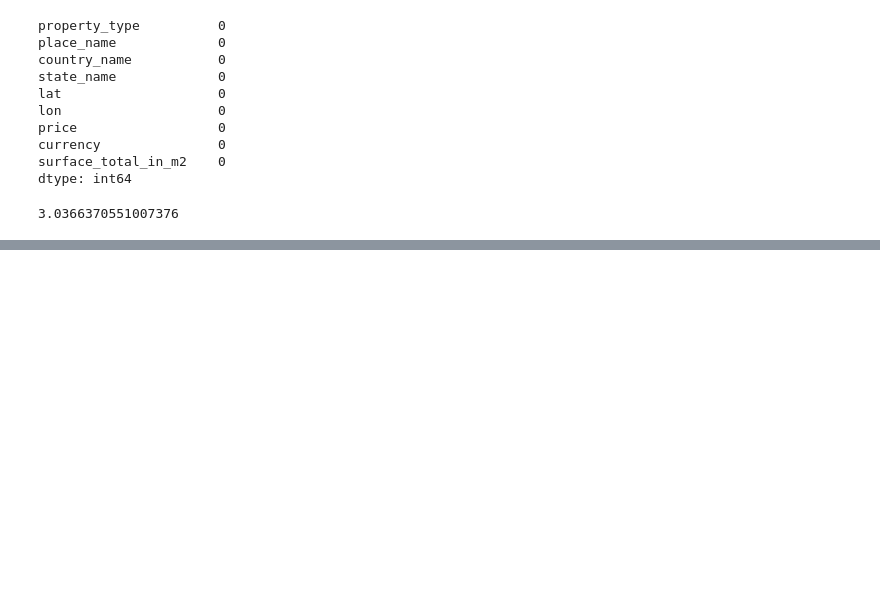
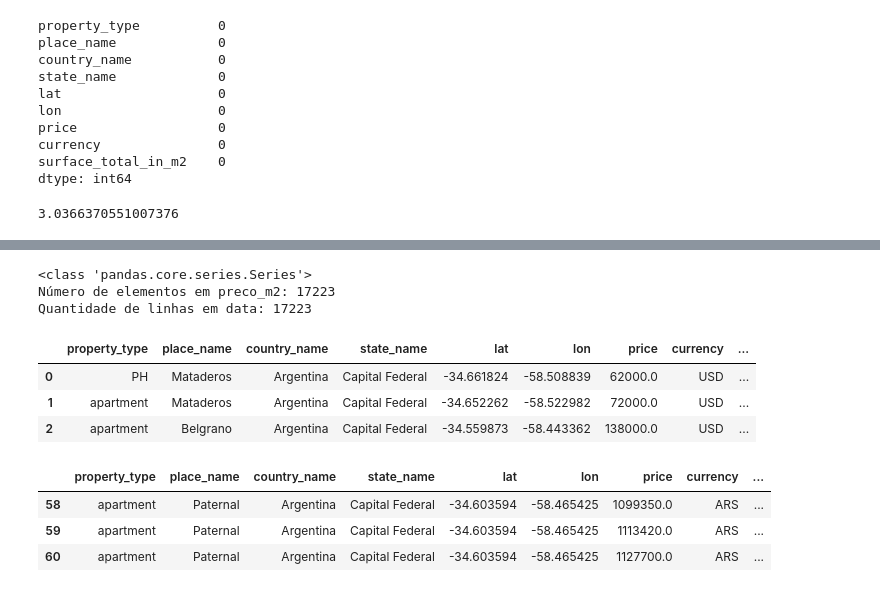
Before and after one commit to rguto11/Projeto_Integrador2, a Jupyter notebook: ProjetoIntegrador1.ipynb, the cells around one changed output, grey strips where cells are left out. Drawn from its saved outputs; the diff is of its cells as text; code cells hidden in the pictures; blank space fills up the shorter version.

```diff
--- a/ProjetoIntegrador1.ipynb
+++ b/ProjetoIntegrador1.ipynb
@@ -68,0 +71,22 @@ data_Frame_nUSD
+# %%
+print(type(price_usd))
+print("Número de elementos em preco_m2: " + str(len(price_usd)))
+print("Quantidade de linhas em data: " + str(data_Frame.shape[0]))
+# %% [output]
+<class 'pandas.core.series.Series'>
+Número de elementos em preco_m2: 17223
+Quantidade de linhas em data: 17223
+# %%
+data_Frame.head(3)
+# %% [output]
+|  | property_type | place_name | country_name | state_name | lat | lon | price | currency | ... |
+| 0 | PH | Mataderos | Argentina | Capital Federal | -34.661824 | -58.508839 | 62000.0 | USD | ... |
+| 1 | apartment | Mataderos | Argentina | Capital Federal | -34.652262 | -58.522982 | 72000.0 | USD | ... |
+| 2 | apartment | Belgrano | Argentina | Capital Federal | -34.559873 | -58.443362 | 138000.0 | USD | ... |
+# %%
+data_Frame_nUSD.head(3)
+# %% [output]
+|  | property_type | place_name | country_name | state_name | lat | lon | price | currency | ... |
+| 58 | apartment | Paternal | Argentina | Capital Federal | -34.603594 | -58.465425 | 1099350.0 | ARS | ... |
+| 59 | apartment | Paternal | Argentina | Capital Federal | -34.603594 | -58.465425 | 1113420.0 | ARS | ... |
+| 60 | apartment | Paternal | Argentina | Capital Federal | -34.603594 | -58.465425 | 1127700.0 | ARS | ... |
```
Also changed, not shown: parts of 7 cells of this notebook.
